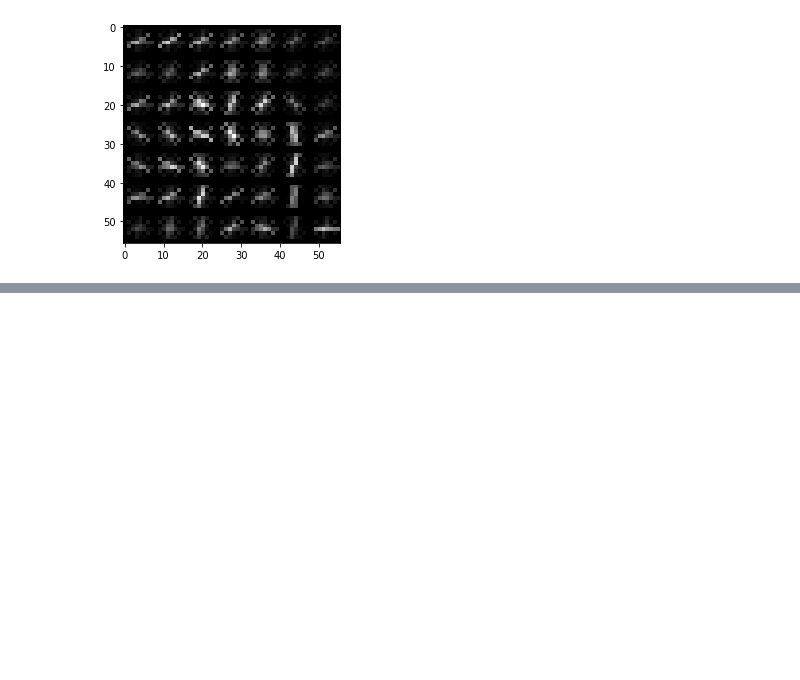
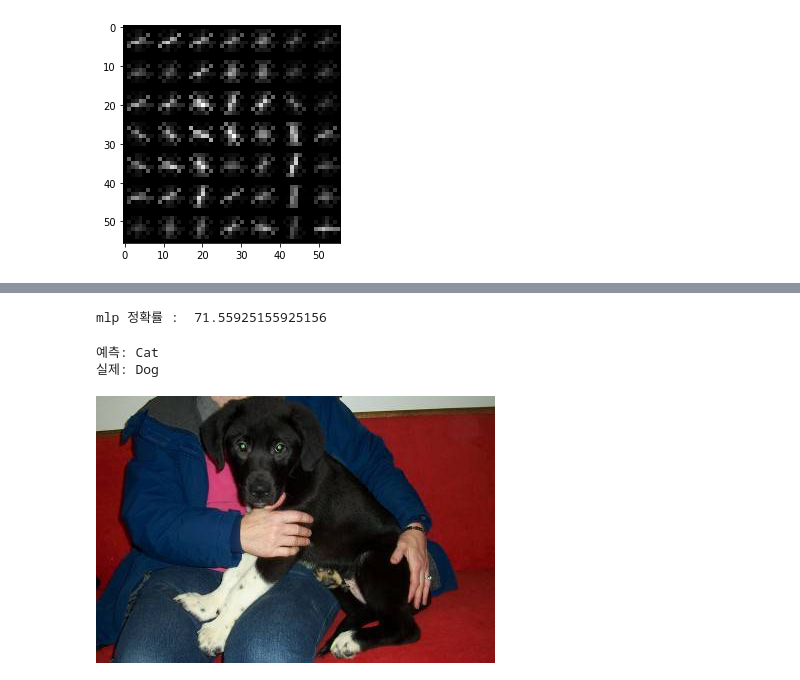
Before and after one commit to chawonlee/AI_svm_mlp_deepmlp, a Jupyter notebook: cat_and_dog_mlp.ipynb, the cells around one changed output, grey strips where cells are left out. Cells and saved outputs as stored; diff of their text form; code cells hidden in the pictures; blank space fills up the shorter version.

```diff
--- a/cat_and_dog_mlp.ipynb
+++ b/cat_and_dog_mlp.ipynb
@@ -122,0 +152,8 @@ plt.show()
+# %%
+# get shape of feature matrix
+print('Feature matrix shape is: ', feature_matrix.shape)
+
+# define standard scaler
+ss = StandardScaler()
+# run this on our feature matrix
+imgs_stand = ss.fit_transform(feature_matrix)
@@ -122,0 +162,10 @@ plt.show()
+# %%
+X_train, X_test, y_train, y_test = train_test_split(imgs_stand,
+                                                    labels_df.label.values,
+                                                    test_size=0.3,
+                                                    )
+# %%
+mlp = MLPClassifier(hidden_layer_sizes=(100), learning_rate_init=0.001, batch_size=32, max_iter=300, solver='sgd', verbose=True)
+mlp.fit(X_train, y_train)
+
+y_pred = mlp.predict(X_test)
@@ -122,0 +190,29 @@ plt.show()
+# %%
+# calculate accuracy
+accuracy = accuracy_score(y_pred, y_test)
+print('mlp 정확률 : ', accuracy*100)
+# %% [output]
+mlp 정확률 :  71.55925155925156
+# %%
+from random import randint
+
+test = ImageFolder("/content/drive/MyDrive/archive/test_set")
+imgs, labels = zip(*test.imgs)
+imgs = list(imgs)
+labels = list(labels)
+# %%
+random_ix = randint(0, len(imgs))
+label = {1: 'Cat', 2:'Dog'}
+rand_img = imgs[random_ix]
+# create features of the image
+test_features = create_features(rand_img)
+# predict
+prediction = mlp.predict([test_features])
+print("예측: " + label[prediction[0]])
+print("실제: " + label[labels[random_ix]])
+# display image
+display(Image.open(rand_img))
+# %% [output]
+예측: Cat
+실제: Dog
+[figure, added]
```
Also changed, not shown: parts of 6 cells of this notebook.
